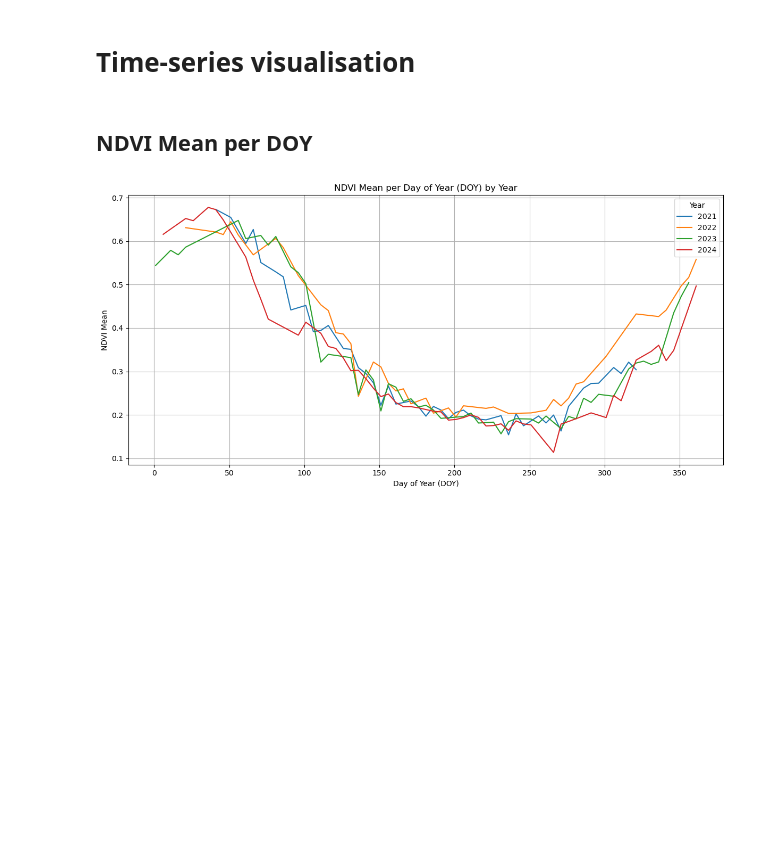
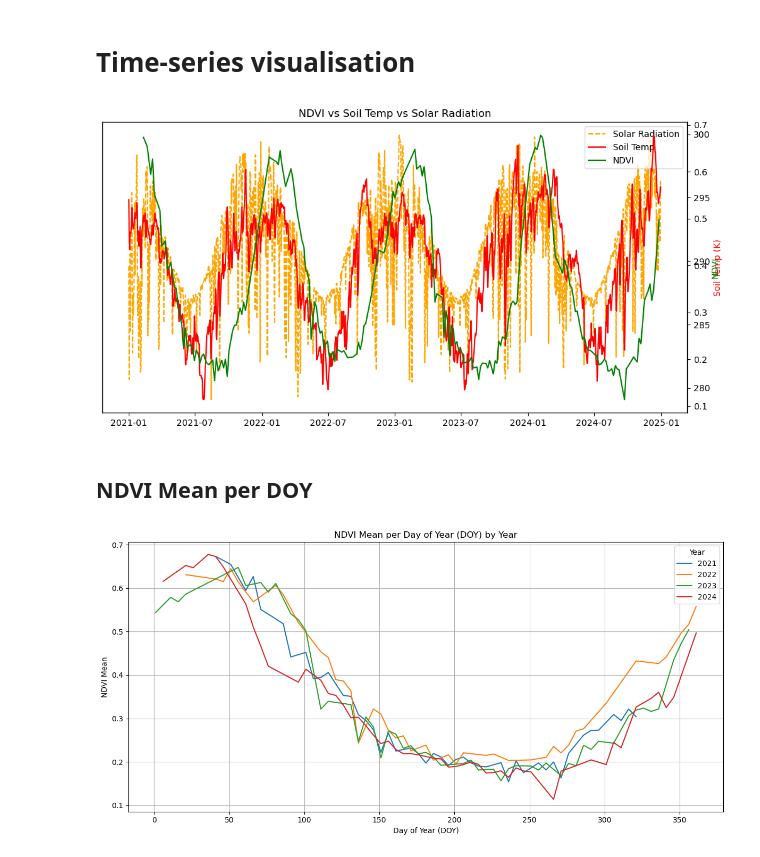
Before and after one commit to asembreek/fieldlens, a Jupyter notebook: src/Time Series Visualisation.ipynb, the cells around one changed output. Cells and saved outputs as stored; diff of their text form; code cells hidden in the pictures; blank space fills up the shorter version.

```diff
--- a/src/Time Series Visualisation.ipynb
+++ b/src/Time Series Visualisation.ipynb
@@ -228,5 +303,30 @@ np.float64(0.7645581574346539)
 # %% [markdown]
 # Time-series visualisation
+# %%
+fig, ax1 = plt.subplots(figsize=(12, 6))
+
+ax1.plot(non_spectral_df["Timestamp"], non_spectral_df["surface_solar_radiation_downwards_sum"], color="orange", linestyle="--", label="Solar Radiation")
+ax1.get_yaxis().set_visible(False)
+
+ax2 = ax1.twinx()
+ax2.plot(non_spectral_df["Timestamp"], non_spectral_df["soil_temperature_level_2"], color="red", label="Soil Temp")
+ax2.set_ylabel("Soil Temp (K)", color="red")
+
+ax3 = ax1.twinx()
+ax3.plot(grouped_spectral_df["Timestamp"], grouped_spectral_df["NDVI_mean"], color="green", label="NDVI")
+ax3.set_ylabel("NDVI", color="green")
+
+# Optional third variable as a dotted line
+
+
+# Combine legends
+lines = ax1.get_lines() + ax2.get_lines() + ax3.get_lines()
+labels = [line.get_label() for line in lines]
+ax1.legend(lines, labels, loc="upper right")
+plt.title("NDVI vs Soil Temp vs Solar Radiation")
+plt.show()
+# %% [output]
+[figure, added]
 # %% [markdown]
 ## NDVI Mean per DOY
 # %%
```
Also changed, not shown: parts of 20 cells of this notebook, 1 other file.
